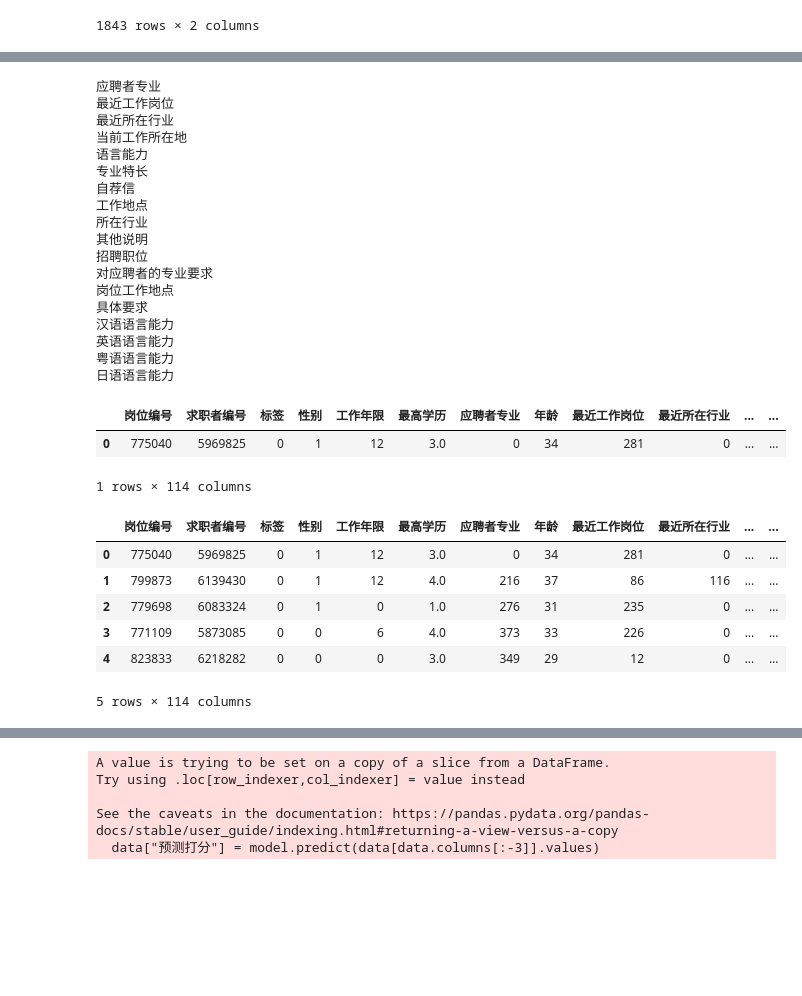
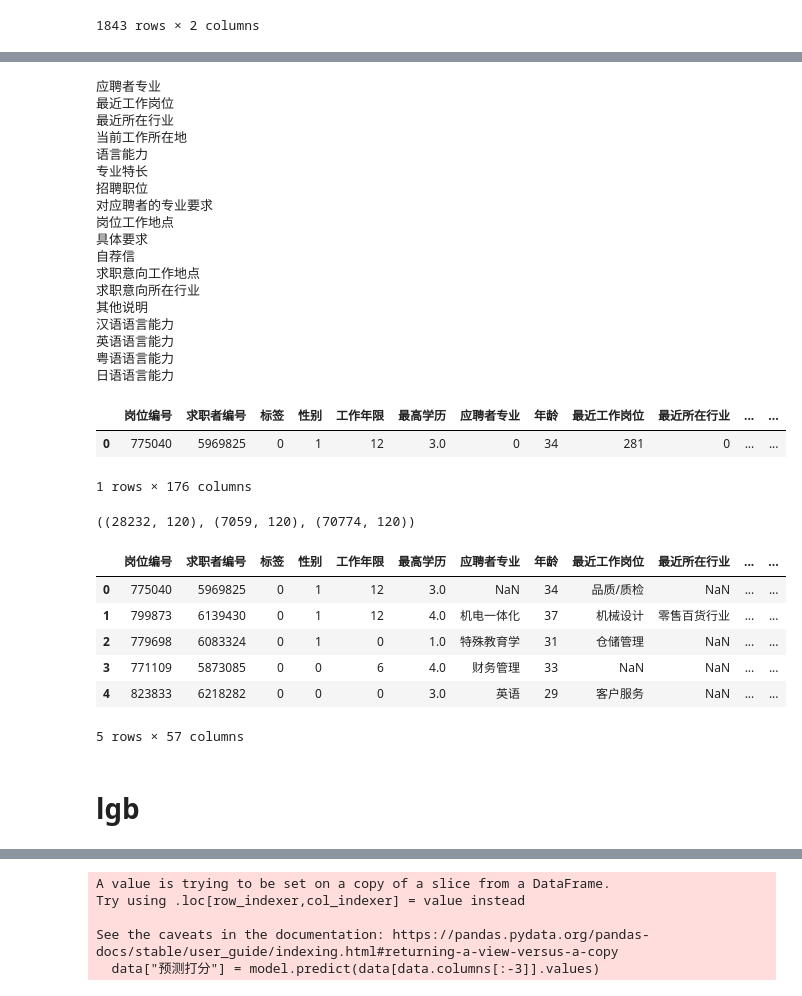
Before and after one commit to KATEhuang920909/human_co_match, a Jupyter notebook: human_co_match/jupyter/project_test.ipynb, the cells around one changed output, grey strips where cells are left out. Saved outputs shown, nothing was run; the diff lists cells and outputs as text; code cells hidden in the pictures; blank space fills up the shorter version.

```diff
--- a/human_co_match/jupyter/project_test.ipynb
+++ b/human_co_match/jupyter/project_test.ipynb
@@ -41,6 +36,6 @@ candidate_data, job_data = diliver_current(data_all)
 # %% [markdown]
 ## offline
 # %%
-train=get_k_fold_data(train_data,person,intent_table,job_table,project_history,project_history_table,work_history,work_history_table,candidate_data,job_data)
-valid_data =data_merge(valid_data,person,intent_table,job_table,project_history,project_history_table,work_history,work_history_table,candidate_data,job_data)
-valid = get_data(valid_data, train)
+train=get_k_fold_data(train_data,person,intent_table,job_table,project_history_table,work_history_table,candidate_data,job_data)
+valid_data0 =data_merge(valid_data,person,intent_table,job_table,project_history_table,work_history_table,candidate_data,job_data)
+valid = get_data(valid_data0, train)
@@ -110,4 +86,6 @@ train_data.groupby("岗位编号").aggregate({"标签": "mean"}).reset_index()
 | 1842 | 44350657 | 1.0 |
 1843 rows × 2 columns
 # %%
+test_data0 =data_merge(test_data,person,intent_table,job_table,project_history_table,work_history_table,candidate_data,job_data)
+test = get_data(test_data0, train)
 temp_data= pd.concat([train,valid, test], ignore_index=True)
@@ -116,3 +92,31 @@ NameError: name 'pd' is not defined
+# %%
+def deliver_record_feature(data_feature):
+    for f1, f2 in tqdm([["岗位编号", "求职意向岗位类别"], ["岗位编号", "应聘者专业"], ["岗位编号", "求职意向工作地点"]]):
+        data_feature[f"{f1}_{f2}_nunique"] = data_feature.groupby(
+            [f1])[f2].transform("nunique")
+    # 最大值、最小值、均值、标准差、众数、众数占比
+    for f1, f2 in tqdm([["岗位编号", "年龄"], ["岗位编号", "工作年限"], ["岗位编号", "工作经历数"], ["岗位编号", "项目经验数"], ["岗位编号", "总主要业绩字数"],
+                        ["岗位编号", "最高学历"], ["岗位编号", "可到职天数"]]):
+        df_temp1 = data_feature.groupby(f1)[f2].agg(
+            [(f"{f1}_{f2}_mean", "mean"),
+             (f"{f1}_{f2}_max", "max"),
+             (f"{f1}_{f2}_min", "min"),
+             (f"{f1}_{f2}_std", "std"),
+             (f"{f1}_{f2}_median", np.median),
+             (f"{f1}_{f2}_mode", mode),
+             (f"{f1}_{f2}_mode_rate", mode_rate)]
+        ).reset_index()
+        data_feature = data_feature.merge(df_temp1, how="left")
+
+    # 男性占比、女性个数占比、工作地点符合否占比。
+    for f1, f2 in [["岗位编号", "性别"], ["岗位编号", "工作地点符合否"]]:  # 性别众数及占比，工作地点符合及占比
+        df_temp2 = data_feature.groupby(f1)[f2].agg(
+            [
+                (f"{f1}_{f2}_mode", mode),
+                (f"{f1}_{f2}_mode_rate", mode_rate)]
+        ).reset_index()
+        data_feature = data_feature.merge(df_temp2, how="left")
+    return data_feature
 # %%
 temp_data=deliver_record_feature(temp_data)
 # %%
@@ -164,7 +154,7 @@ for f in temp_data.select_dtypes('object'):
     temp_data[f] = le.fit_transform(temp_data[f].astype('str'))
 temp_data["招聘对象"] =le.fit_transform(temp_data["招聘对象"].astype('str'))
 temp_data["最近工作岗位"] =le.fit_transform(temp_data["最近工作岗位"].astype('str'))
-temp_data["岗位类别"] =le.fit_transform(temp_data["岗位类别"].astype('str'))
+temp_data["求职意向岗位类别"] =le.fit_transform(temp_data["求职意向岗位类别"].astype('str'))
 # %% [output]
 应聘者专业
 最近工作岗位
@@ -172,14 +162,14 @@ temp_data["岗位类别"] =le.fit_transform(temp_data["岗位类别"].astype('st
 当前工作所在地
 语言能力
 专业特长
-自荐信
-工作地点
-所在行业
-其他说明
 招聘职位
 对应聘者的专业要求
 岗位工作地点
 具体要求
+自荐信
+求职意向工作地点
+求职意向所在行业
+其他说明
 汉语语言能力
 英语语言能力
 粤语语言能力
@@ -195,7 +185,11 @@ data_all_feature.head(1)
 # %% [output]
 |  | 岗位编号 | 求职者编号 | 标签 | 性别 | 工作年限 | 最高学历 | 应聘者专业 | 年龄 | 最近工作岗位 | 最近所在行业 | ... | ... |
 | 0 | 775040 | 5969825 | 0 | 1 | 12 | 3.0 | 0 | 34 | 281 | 0 | ... | ... |
-1 rows × 114 columns
+1 rows × 176 columns
+# %%
+train.shape,valid.shape,test.shape
+# %% [output]
+((28232, 120), (7059, 120), (70774, 120))
 # %%
 train0 = data_all_feature[:train.shape[0]]#.标签.value_counts()
 valid0 = data_all_feature[train.shape[0]:train.shape[0]+valid.shape[0]]
@@ -205,15 +199,17 @@ valid_label = valid0[["标签"]]
 train=train0[list(train0.columns)[:2]+list(train0.columns)[3:]]
 valid=valid0[list(train0.columns)[:2]+list(train0.columns)[3:]]
 # %%
-train0.head()
+train.head()
 # %% [output]
 |  | 岗位编号 | 求职者编号 | 标签 | 性别 | 工作年限 | 最高学历 | 应聘者专业 | 年龄 | 最近工作岗位 | 最近所在行业 | ... | ... |
-| 0 | 775040 | 5969825 | 0 | 1 | 12 | 3.0 | 0 | 34 | 281 | 0 | ... | ... |
-| 1 | 799873 | 6139430 | 0 | 1 | 12 | 4.0 | 216 | 37 | 86 | 116 | ... | ... |
-| 2 | 779698 | 6083324 | 0 | 1 | 0 | 1.0 | 276 | 31 | 235 | 0 | ... | ... |
-| 3 | 771109 | 5873085 | 0 | 0 | 6 | 4.0 | 373 | 33 | 226 | 0 | ... | ... |
-| 4 | 823833 | 6218282 | 0 | 0 | 0 | 3.0 | 349 | 29 | 12 | 0 | ... | ... |
+| 0 | 775040 | 5969825 | 0 | 1 | 12 | 3.0 | NaN | 34 | 品质/质检 | NaN | ... | ... |
+| 1 | 799873 | 6139430 | 0 | 1 | 12 | 4.0 | 机电一体化 | 37 | 机械设计 | 零售百货行业 | ... | ... |
+| 2 | 779698 | 6083324 | 0 | 1 | 0 | 1.0 | 特殊教育学 | 31 | 仓储管理 | NaN | ... | ... |
+| 3 | 771109 | 5873085 | 0 | 0 | 6 | 4.0 | 财务管理 | 33 | NaN | NaN | ... | ... |
+| 4 | 823833 | 6218282 | 0 | 0 | 0 | 3.0 | 英语 | 29 | 客户服务 | NaN | ... | ... |
-5 rows × 114 columns
+5 rows × 57 columns
+# %% [markdown]
+# lgb
 # %%
 import lightgbm
 from sklearn.metrics import f1_score
```
Also changed, not shown: parts of 31 cells of this notebook, 2 other files.
